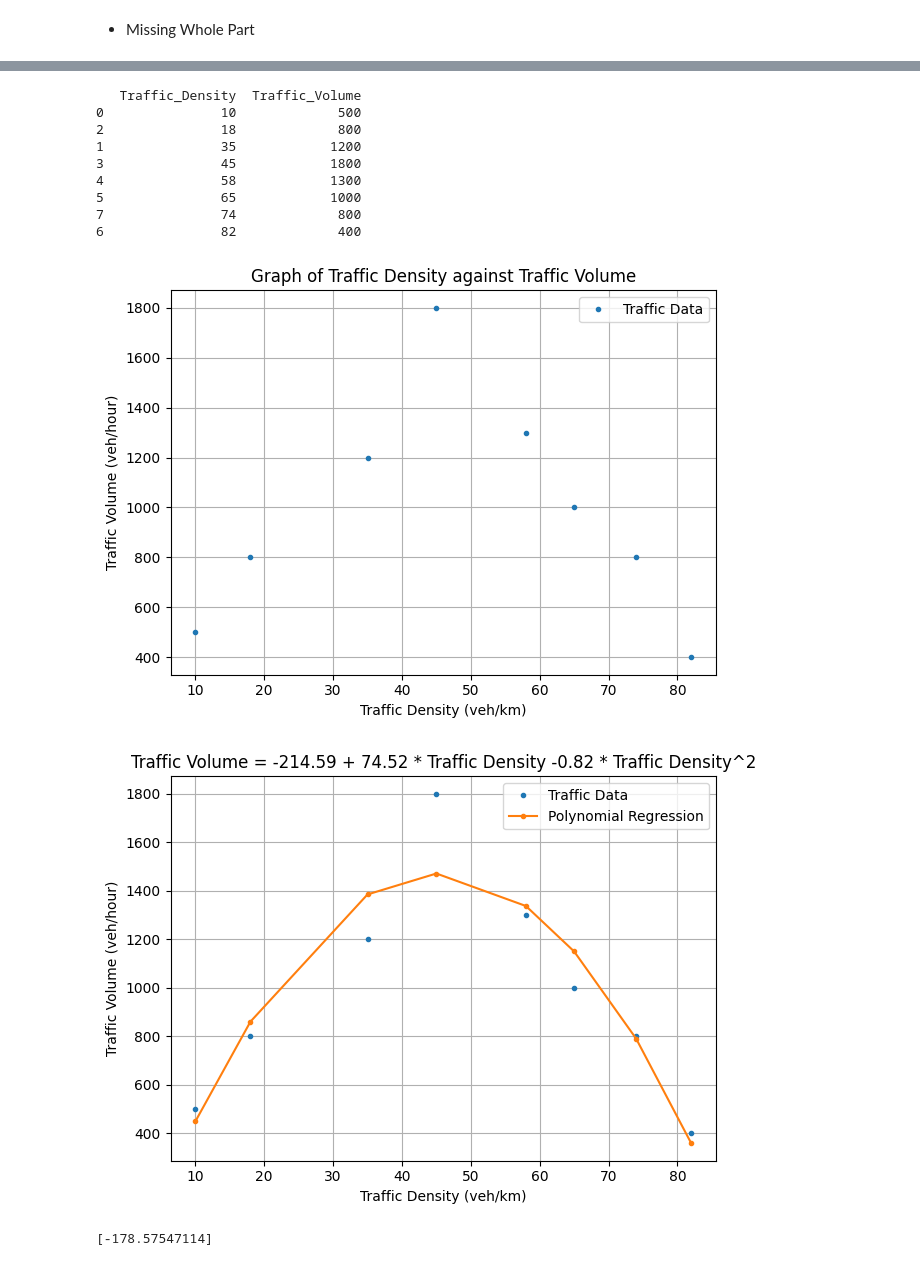
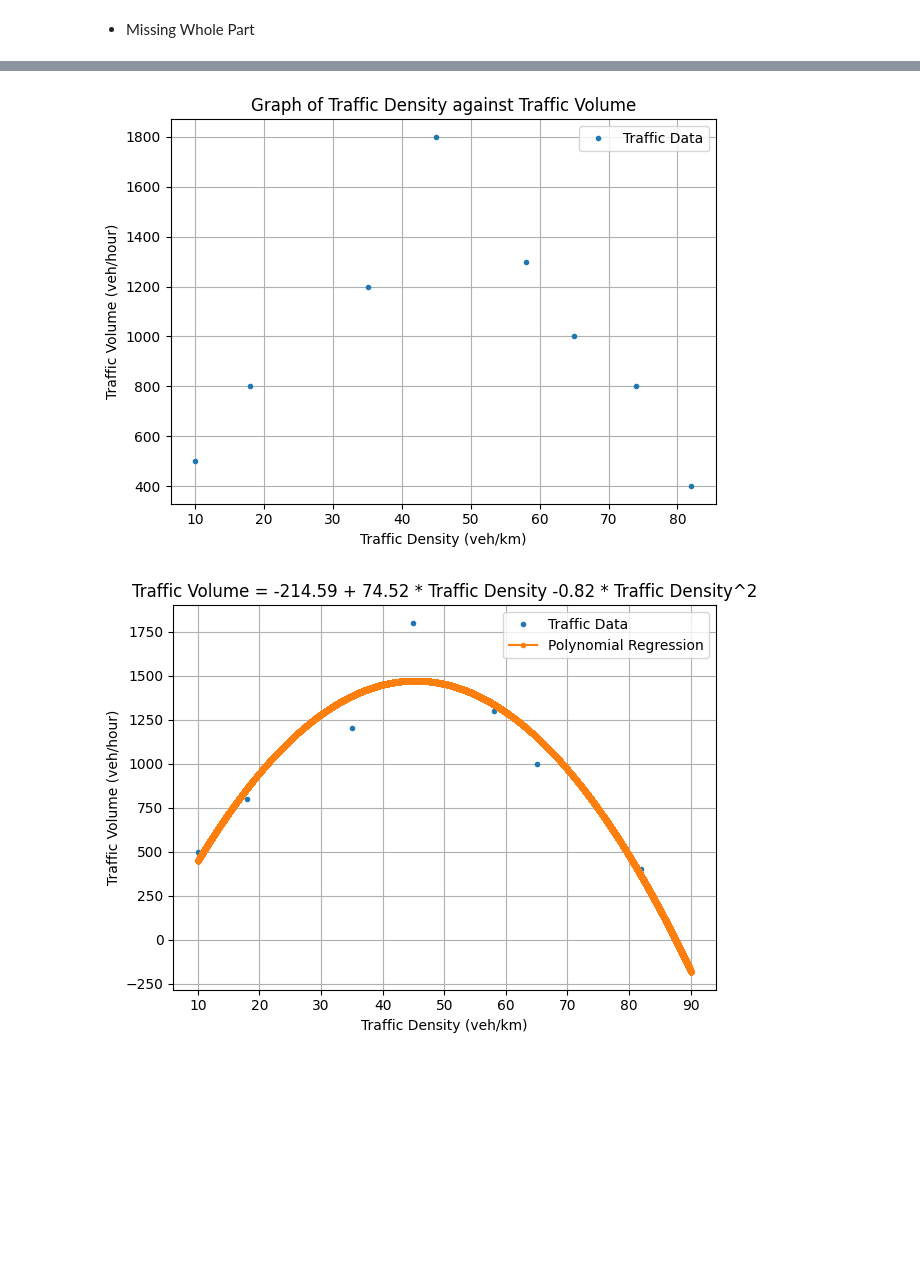
Before and after one commit to felixthe-cat/CIVL3140_clone, a Jupyter notebook: Own_files/Assignment 1.ipynb, the cells around one changed output, grey strips where cells are left out. Saved outputs shown, nothing was run; the diff lists cells and outputs as text; code cells hidden in the pictures; blank space fills up the shorter version.

```diff
--- a/Own_files/Assignment 1.ipynb
+++ b/Own_files/Assignment 1.ipynb
@@ -157,7 +213,6 @@ X = np.array([10,35,18,45,58,65,82,74])
 y = np.array([500,1200,800,1800,1300,1000,400,800])
 df = pd.DataFrame({'Traffic_Density': X, 'Traffic_Volume': y})
 df = df.sort_values('Traffic_Density')
-print(df)
 # y = df['Traffic_Density'].to_numpy()
 # X = df['Traffic_Volume'].to_numpy().reshape(-1,1)
 
@@ -174,48 +229,52 @@ plt.grid()
 plt.tight_layout()
 plt.show()
 
 # 2nd order regression setup
 # ! Do I have to change the include_bias term into True...?
 poly = PolynomialFeatures(degree=2, include_bias=False)
 poly_features = poly.fit_transform(df['Traffic_Density'].to_numpy().reshape(-1,1))
 
 # Regression fitting
 reg = LinearRegression()
 reg.fit(poly_features, df['Traffic_Volume'])
-# print(reg.intercept_,reg.coef_)
 y_predicted = reg.predict(poly_features)
-# print(y_predicted)
 df['Predicted_Traffic_Volume'] = y_predicted
 
 df = df.sort_values(['Traffic_Density'])
 
+# make another numpy array with smaller increment to meausre the Traffic Density when Traffic Volume is 1000 veh/hr and the Traffic Volume when Traffic Density is 90 veh/km
+poly = PolynomialFeatures(degree=2, include_bias=False)
+traffic_density_range = np.arange(10,90.1,0.001)
+poly_features = poly.fit_transform(traffic_density_range.reshape(-1,1))
+y_predicted = reg.predict(poly_features)
+predicted_df = pd.DataFrame({'Traffic_Density': traffic_density_range, 'Predicted_Traffic_Volume': y_predicted})
+
 plt.plot(df['Traffic_Density'],df['Traffic_Volume'],'.', label='Traffic Data')
-plt.plot(df['Traffic_Density'],df['Predicted_Traffic_Volume'],'.-', label='Polynomial Regression')
+plt.plot(traffic_density_range,y_predicted,'.-', label='Polynomial Regression')
 
 plt.xlabel('Traffic Density (veh/km)')
 plt.ylabel('Traffic Volume (veh/hour)')
 plt.title('Traffic Volume = %.2f + %.2f * Traffic Density %.2f * Traffic Density^2'%(
     reg.intercept_, reg.coef_[0], reg.coef_[1]
 ))
 plt.legend(loc = 0)
 plt.grid()
 plt.tight_layout()
 plt.show()
 
-poly = PolynomialFeatures(degree=2, include_bias=False)
-poly_features = poly.fit_transform(np.array([90]).reshape(-1,1))
-answer1 = reg.predict(poly_features)
-print(answer1)
+print(predicted_df)
+answer1 = []
+answer1.append(round(float(predicted_df.iloc[(predicted_df.query('Traffic_Density < 45')['Predicted_Traffic_Volume'] - 1000).abs().argsort()[:1]]['Traffic_Density'].values),2))
+answer1.append(round(float(predicted_df.iloc[(predicted_df.query('Traffic_Density > 45')['Predicted_Traffic_Volume'] - 1000).abs().argsort()[:1]]['Traffic_Density'].values),2))
+print(predicted_df.iloc[(predicted_df.query('Traffic_Density > 45')['Predicted_Traffic_Volume'] - 1000)])
+print(predicted_df.iloc[(predicted_df.query('Traffic_Density > 45')['Predicted_Traffic_Volume'] - 1000).abs()])
+print(predicted_df.iloc[(predicted_df.query('Traffic_Density > 45')['Predicted_Traffic_Volume'] - 1000).abs().argsort()])
+print(predicted_df.iloc[(predicted_df.query('Traffic_Density > 45')['Predicted_Traffic_Volume'] - 1000).abs().argsort()[:1]])
+print( f'the Traffic Density is {answer1} veh/km when Traffic Volume is 1000 veh/hr')
+
+
+answer2 = predicted_df[predicted_df['Traffic_Density'] >= 89.99]['Predicted_Traffic_Volume'].values[0]
+print( f'the Traffic Volume is {answer2} veh/hr when Traffic Density is 90 veh/km')
 # %% [output]
-   Traffic_Density  Traffic_Volume
-0               10             500
-2               18             800
-1               35            1200
-3               45            1800
-4               58            1300
-5               65            1000
-7               74             800
-6               82             400
 [figure]
-[figure, old version]
+[figure, new version]
-[-178.57547114]
```
Also changed, not shown: parts of 6 cells of this notebook.
